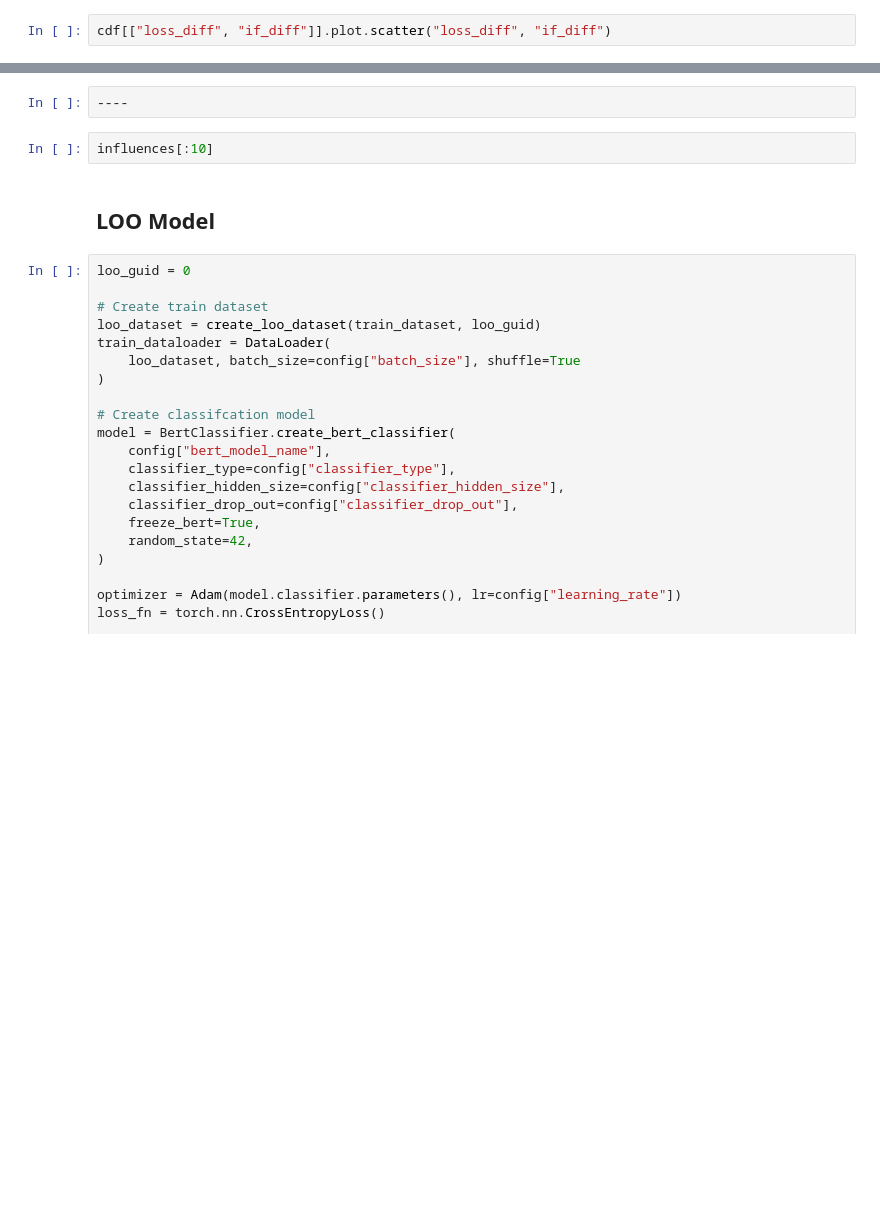
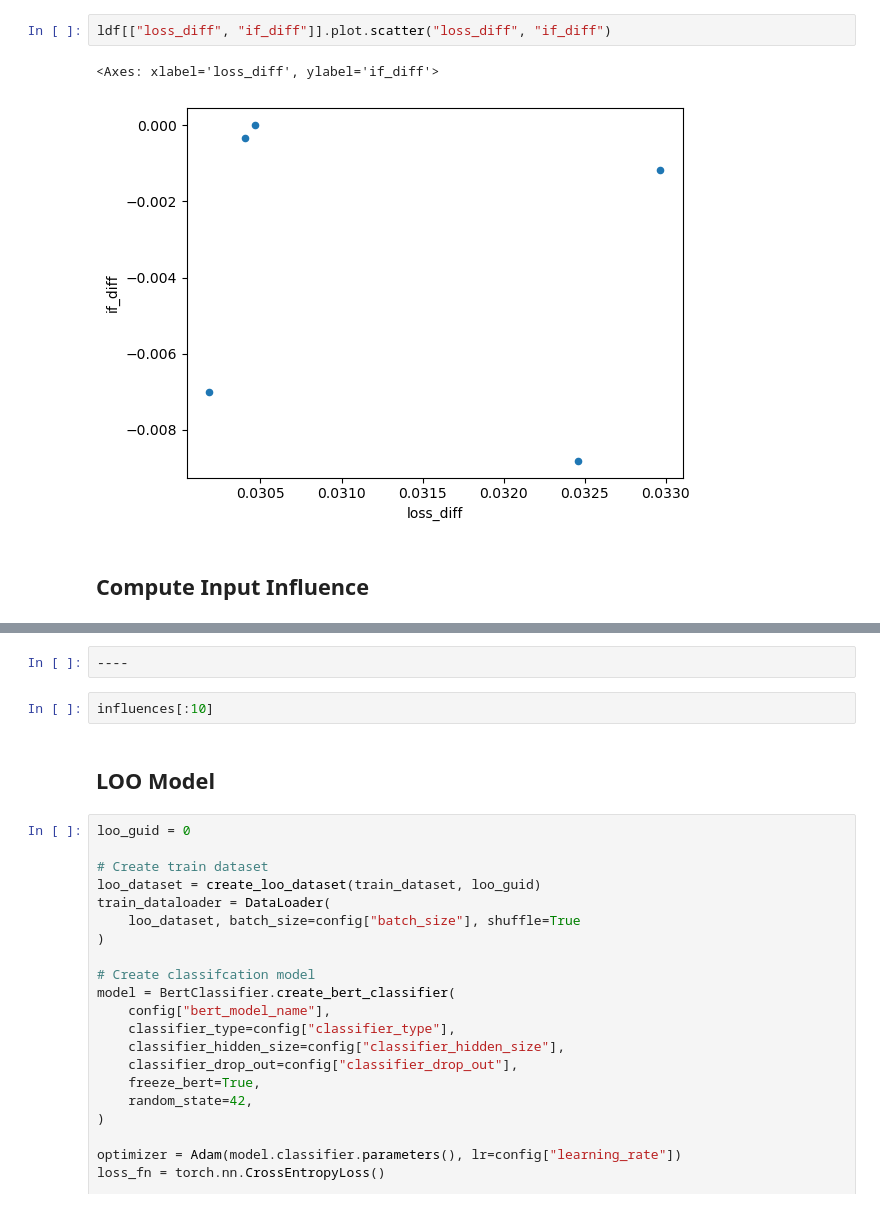
Before and after one commit to patcao/sentiment-influence-function, a Jupyter notebook: LOO-Prototype.ipynb, the cells around one changed output, grey strips where cells are left out. Saved outputs shown, nothing was run; the diff lists cells and outputs as text; blank space fills up the shorter version.

```diff
--- a/LOO-Prototype.ipynb
+++ b/LOO-Prototype.ipynb
@@ -368,2 +268,7 @@ if_diff          1.0      1.0
 # %%
-cdf[["loss_diff", "if_diff"]].plot.scatter("loss_diff", "if_diff")
+ldf[["loss_diff", "if_diff"]].plot.scatter("loss_diff", "if_diff")
+# %% [output]
+<Axes: xlabel='loss_diff', ylabel='if_diff'>
+[figure, added]
+# %% [markdown]
+## Compute Input Influence
```
Also changed, not shown: parts of 29 cells of this notebook, 8 other files.
